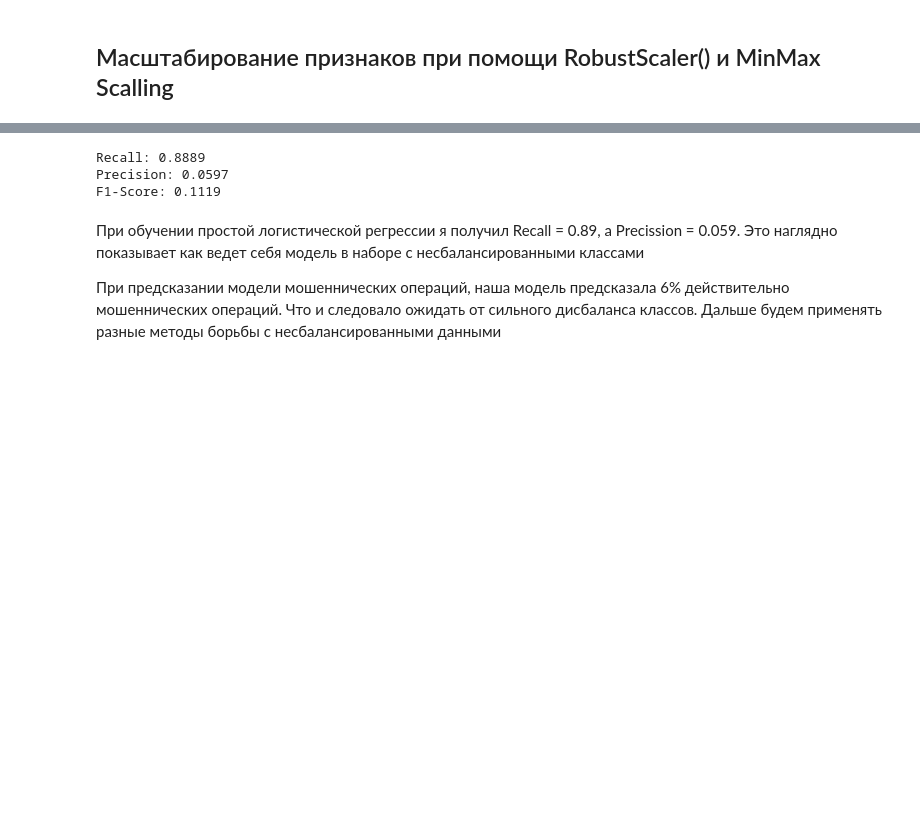
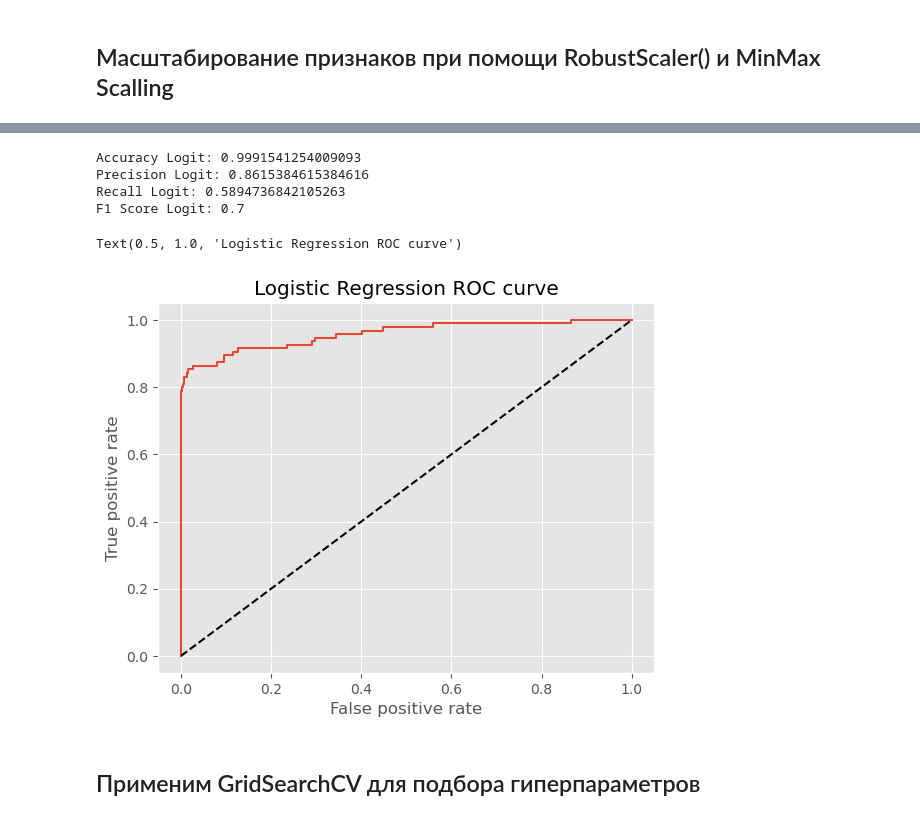
Before and after one commit to 0xJakuzya/Credit-Fraud-Detection, a Jupyter notebook: credit-fraud-detection.ipynb, the cells around one changed output, grey strips where cells are left out. Drawn from its saved outputs; the diff is of its cells as text; code cells hidden in the pictures; blank space fills up the shorter version.

```diff
--- a/credit-fraud-detection.ipynb
+++ b/credit-fraud-detection.ipynb
@@ -352,16 +358,21 @@ weighted avg       1.00      0.98      0.99     56746
 # %%
-recall = tp / (tp + fn) if (tp + fn) > 0 else 0
-precision = tp / (tp + fp) if (tp + fp) > 0 else 0
-f1 = 2 * (precision * recall) / (precision + recall) if (precision + recall) > 0 else 0
-
-print(f"Recall: {recall:.4f}")
-print(f"Precision: {precision:.4f}")
-print(f"F1-Score: {f1:.4f}")
+print("Accuracy Logit:", accuracy_score(y_test, y_pred))
+print("Precision Logit:", precision_score(y_test, y_pred))
+print("Recall Logit:", recall_score(y_test, y_pred))
+print("F1 Score Logit:", f1_score(y_test, y_pred))
 # %% [output]
-Recall: 0.8889
-Precision: 0.0597
-F1-Score: 0.1119
+Accuracy Logit: 0.9991541254009093
+Precision Logit: 0.8615384615384616
+Recall Logit: 0.5894736842105263
+F1 Score Logit: 0.7
-# %% [markdown]
-При обучении простой логистической регрессии я получил Recall = 0.89, а Precission = 0.059. Это наглядно показывает как ведет себя модель в наборе с несбалансированными классами
-
-При предсказании модели мошеннических операций, наша модель предсказала 6% действительно мошеннических операций. Что и следовало ожидать от сильного дисбаланса классов. Дальше будем применять разные методы борьбы с несбалансированными данными
+# %%
+plt.plot(fpr_logit,tpr_logit,label="Logistic Regression, auc={:.3f})".format(auc_logit))
+plt.plot([0, 1], [0, 1], 'k--')
+plt.xlabel('False positive rate')
+plt.ylabel('True positive rate')
+plt.title('Logistic Regression ROC curve')
+# %% [output]
+Text(0.5, 1.0, 'Logistic Regression ROC curve')
+[figure, added]
+# %% [markdown]
+## Применим GridSearchCV для подбора гиперпараметров
```
Also changed, not shown: parts of 19 cells of this notebook.
